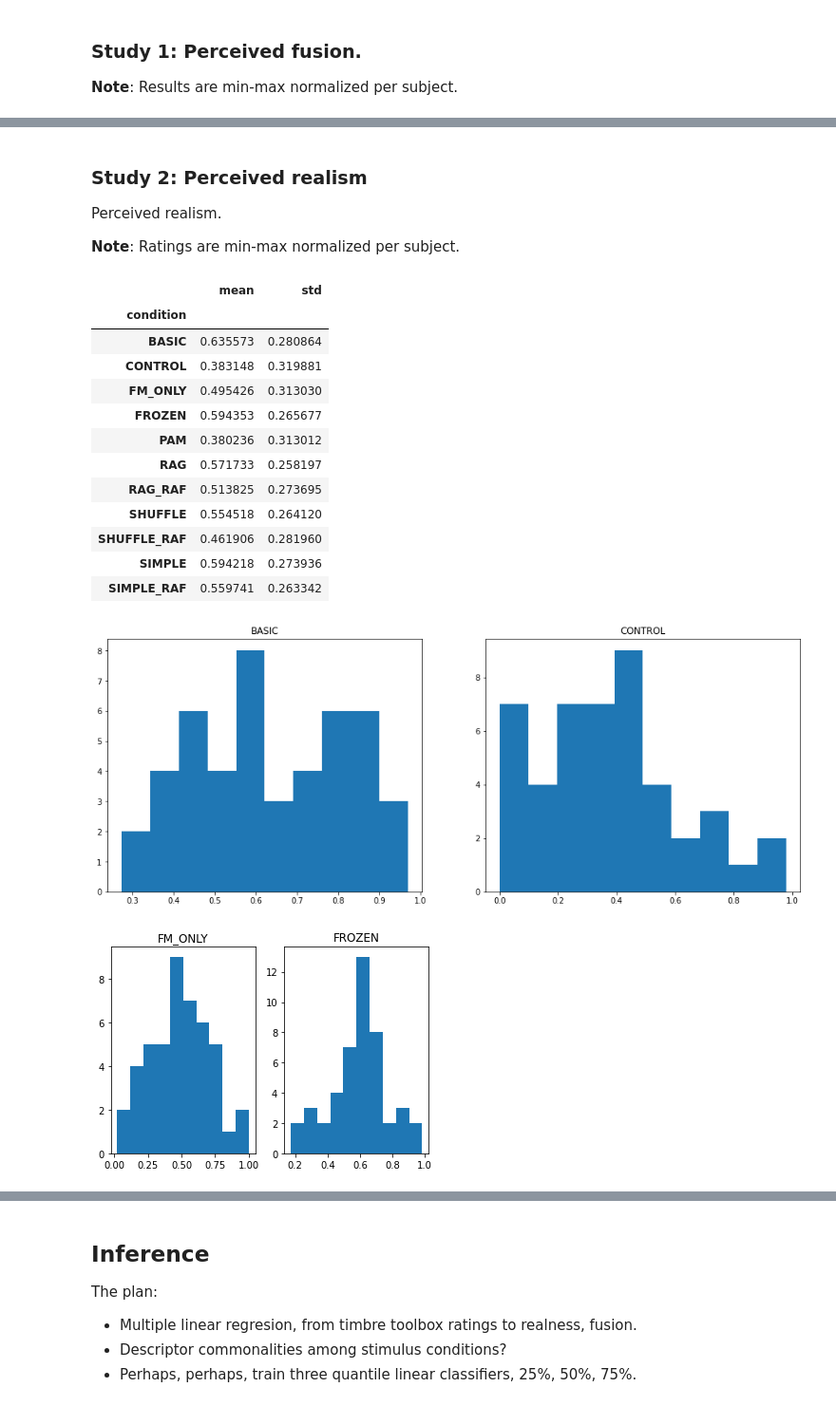
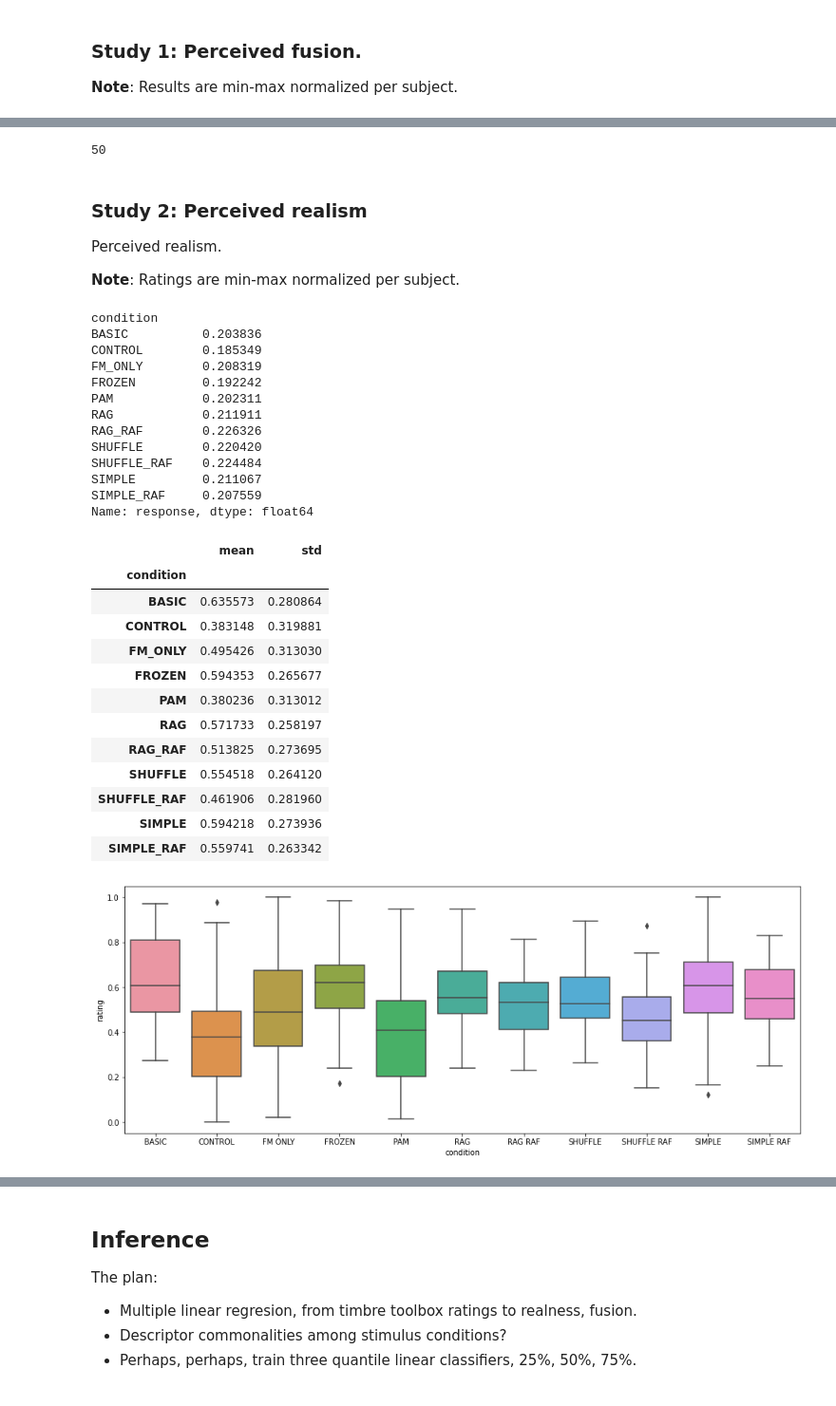
Before and after one commit to maxsolomonhenry/amp_mod, a Jupyter notebook: data/experimental_data_analysis.ipynb, the cells around one changed output, grey strips where cells are left out. Shown at 95% size. Drawn from its saved outputs; the diff is of its cells as text; code cells hidden in the pictures.

```diff
--- a/data/experimental_data_analysis.ipynb
+++ b/data/experimental_data_analysis.ipynb
@@ -197,0 +39,17 @@ response_histograms(df, 10)
+# %%
+study_type = 0
+
+df = du.load_and_clean_data()
+df = du.min_max_norm(df)
+df = du.isolate_study(df, study_type)
+df = df.reset_index(drop=True)
+
+# The average variation of ratings, within subject, per stimulus condition.
+display(du.average_std_of_ratings(df).sort_values())
+
+display(du.get_summary(df))
+du.box_plot(df, study_type, savefig=True)
+# du.response_histograms(df, 10)
+
+# The average minimum response per stim condition, per subject.
+# df.groupby(['subjectNo','condition'])['response'].min().groupby('condition').mean()
@@ -198,3 +84,7 @@ response_histograms(df, 10)
+# %%
+df['subjectNo'].nunique()
+# %% [output]
+50
 # %% [markdown]
 ### Study 2: Perceived realism
 
@@ -204,31 +94,42 @@ Perceived realism.
 Ratings are min-max normalized per subject.
 # %%
 study_type = 1
-df = load('./prolific/*.csv')
-df = isolate_study(df, study_type)
-df = extract_trials(df)
-df = normalize_slider(df)
-df = extract_subject(df)
-df = extract_condition(df)
-df = min_max_norm(df)
+
+df = du.load_and_clean_data()
+df = du.isolate_study(df, study_type)
+df = du.min_max_norm(df)
 df = df.reset_index(drop=True)
 
-display(get_summary(df))
-box_plot(df, study_type, savefig=True, dpi=dpi)
-response_histograms(df, 10)
+display(du.average_std_of_ratings(df))
+
+display(du.get_summary(df))
+du.box_plot(df, study_type, savefig=True)
+# du.response_histograms(df, 10)
 # %% [output]
+condition
+BASIC          0.203836
+CONTROL        0.185349
+FM_ONLY        0.208319
+FROZEN         0.192242
+PAM            0.202311
+RAG            0.211911
+RAG_RAF        0.226326
+SHUFFLE        0.220420
+SHUFFLE_RAF    0.224484
+SIMPLE         0.211067
+SIMPLE_RAF     0.207559
+Name: response, dtype: float64
 |  | mean | std |
 | condition |  |  |
 | BASIC | 0.635573 | 0.280864 |
 | CONTROL | 0.383148 | 0.319881 |
 | FM_ONLY | 0.495426 | 0.313030 |
 | FROZEN | 0.594353 | 0.265677 |
 | PAM | 0.380236 | 0.313012 |
 | RAG | 0.571733 | 0.258197 |
 | RAG_RAF | 0.513825 | 0.273695 |
 | SHUFFLE | 0.554518 | 0.264120 |
 | SHUFFLE_RAF | 0.461906 | 0.281960 |
 | SIMPLE | 0.594218 | 0.273936 |
 | SIMPLE_RAF | 0.559741 | 0.263342 |
-[figure, old version]
+[figure, new version]
-[figure, removed]
```
Also changed, not shown: parts of 32 cells of this notebook, 6 other files.
